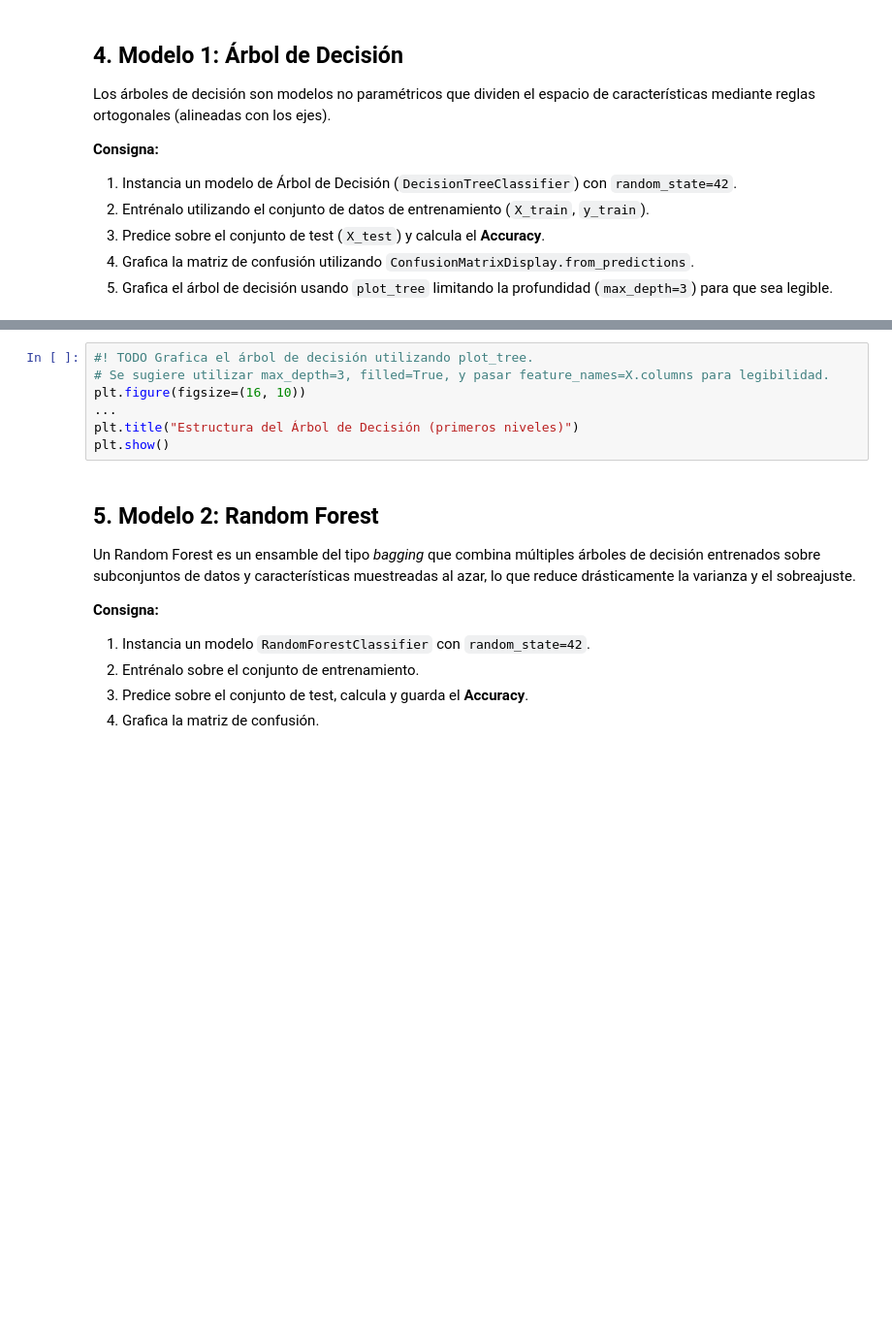
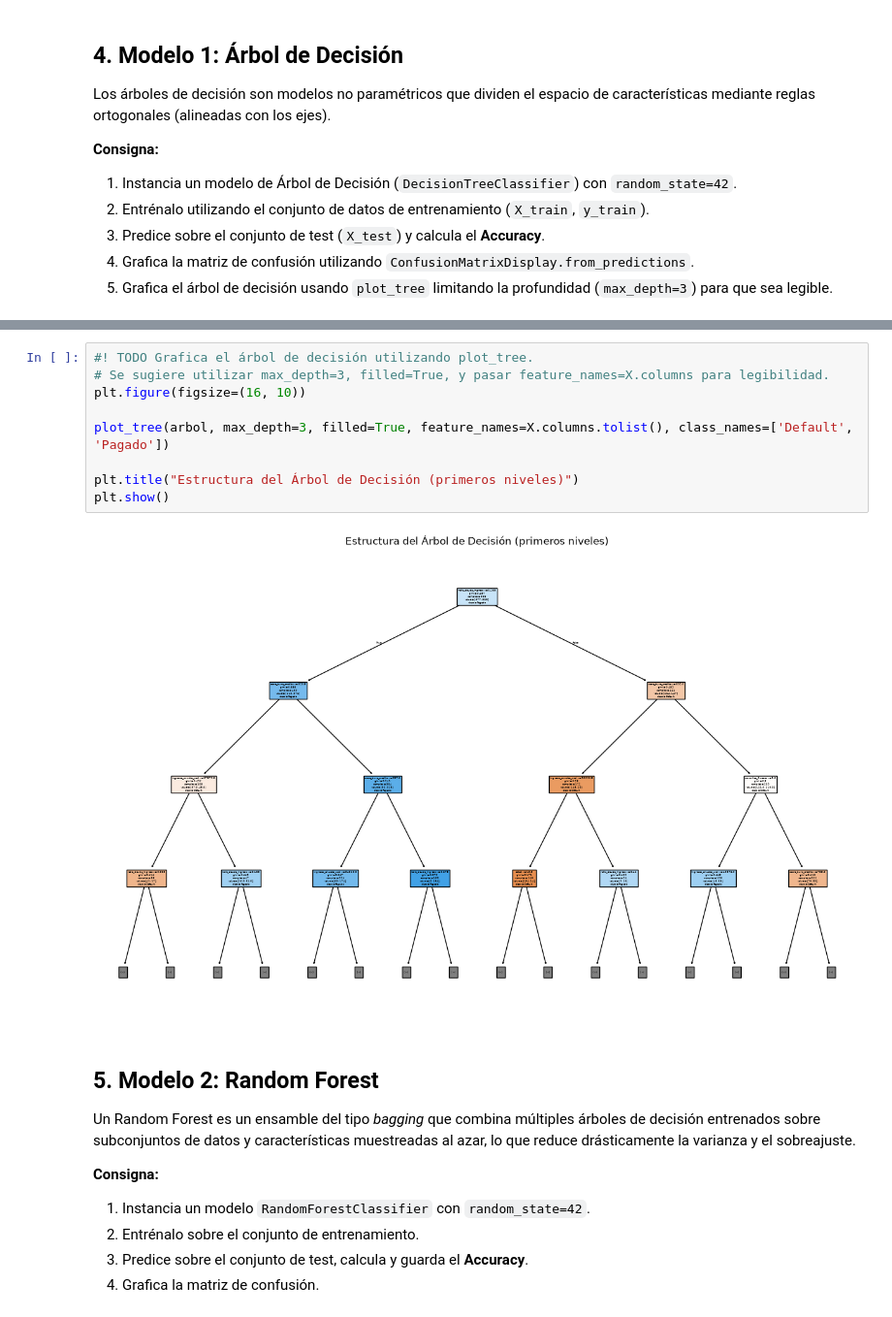
Before and after one commit to Stella40k/arbol_de_decisiones_tp, a Jupyter notebook: tp_modelos.ipynb, the cells around one changed output, grey strips where cells are left out. Shown at 97% size. Saved outputs shown, nothing was run; the diff lists cells and outputs as text; blank space fills up the shorter version.

```diff
--- a/tp_modelos.ipynb
+++ b/tp_modelos.ipynb
@@ -99,10 +151,14 @@ print(f"Accuracy del Árbol de Decisión: {acc_arbol:.4f}")
 # %%
 #! TODO Grafica el árbol de decisión utilizando plot_tree.
 # Se sugiere utilizar max_depth=3, filled=True, y pasar feature_names=X.columns para legibilidad.
 plt.figure(figsize=(16, 10))
-...
+
+plot_tree(arbol, max_depth=3, filled=True, feature_names=X.columns.tolist(), class_names=['Default', 'Pagado'])
+
 plt.title("Estructura del Árbol de Decisión (primeros niveles)")
 plt.show()
+# %% [output]
+[figure, added]
 # %% [markdown]
 ## 5. Modelo 2: Random Forest
 
```
Also changed, not shown: parts of 16 cells of this notebook.
